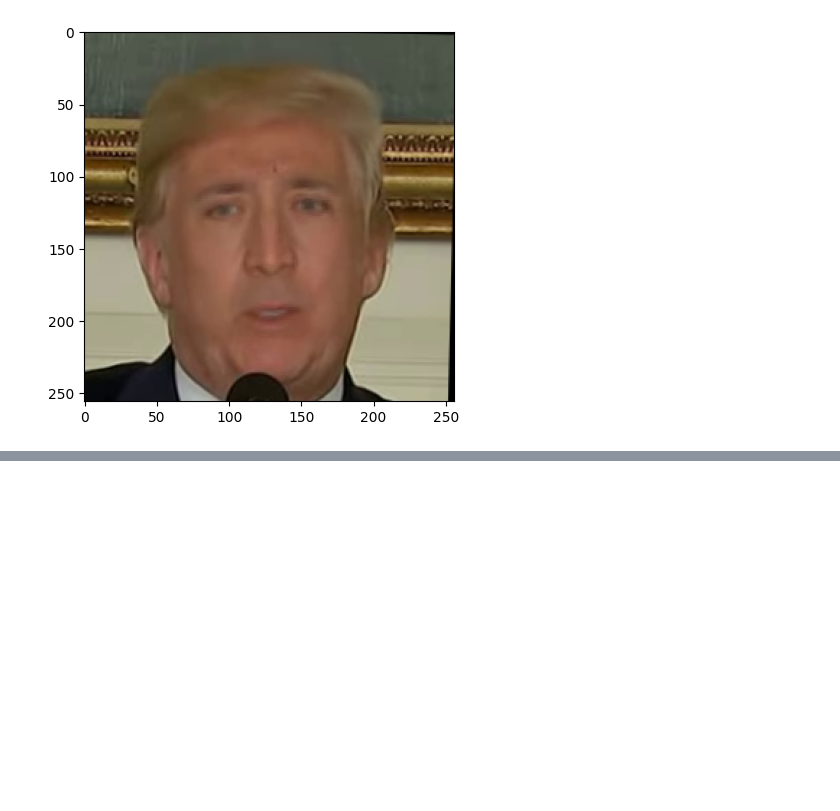
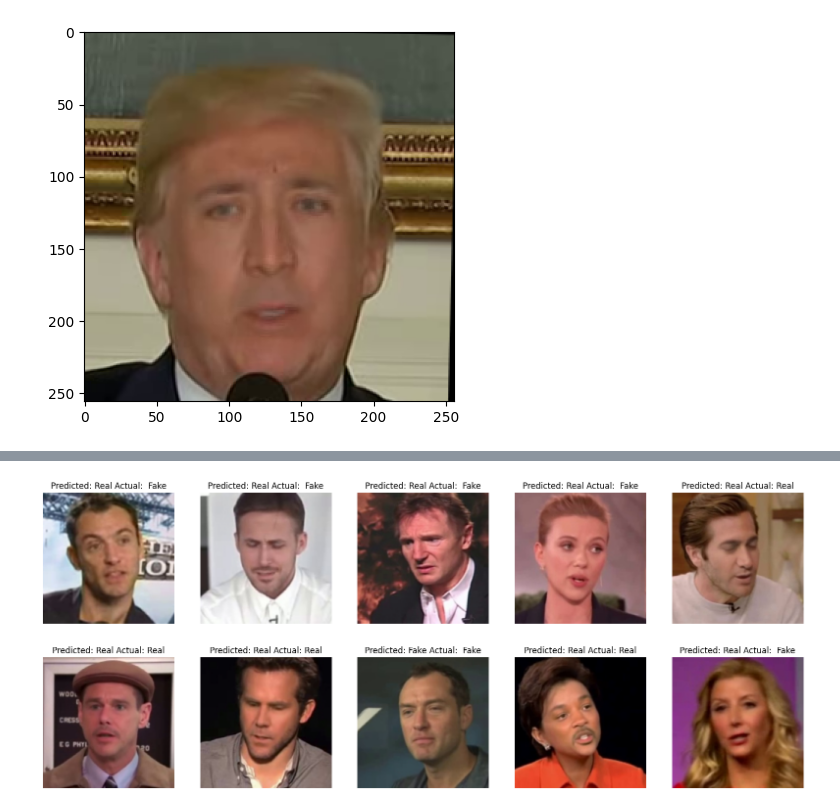
Before and after one commit to UIUC-CS445-DeepFakes/CNN, a Jupyter notebook: CNN_Final.ipynb, the cells around one changed output, grey strips where cells are left out. Cells and saved outputs as stored; diff of their text form; code cells hidden in the pictures; blank space fills up the shorter version.

```diff
--- a/CNN_Final.ipynb
+++ b/CNN_Final.ipynb
@@ -84,0 +103,4 @@ vgg16 = VGG16()
+# %%
+device = torch.device("cuda" if torch.cuda.is_available() else "cpu")
+
+vgg_model = DeepfakeVGG16().to(device)
@@ -84,0 +255,15 @@ vgg16 = VGG16()
+# %%
+#getting a sample to predict and display
+sample_img,sample_label = next(iter(val_ld))
+prediction = vgg_model.predict(sample_img.to(device))
+fig,axes = plt.subplots(2,5, figsize=(20,8))
+
+for x,ax in enumerate(axes.flat):
+  img = STD*sample_img[x].numpy().transpose(1,2,0) #C,H,W to H,W,C
+  img = (img + MEAN).clip(0,1)
+  ax.imshow(img)
+  ax.set_title(f"Predicted: {"Fake" if prediction[x].item() == 1 else "Real"} Actual: {" Fake" if sample_label[x].item()  == 1 else "Real"}")
+  ax.axis("off")
+plt.show()
+# %% [output]
+[figure, added]
```
Also changed, not shown: parts of 17 cells of this notebook.
